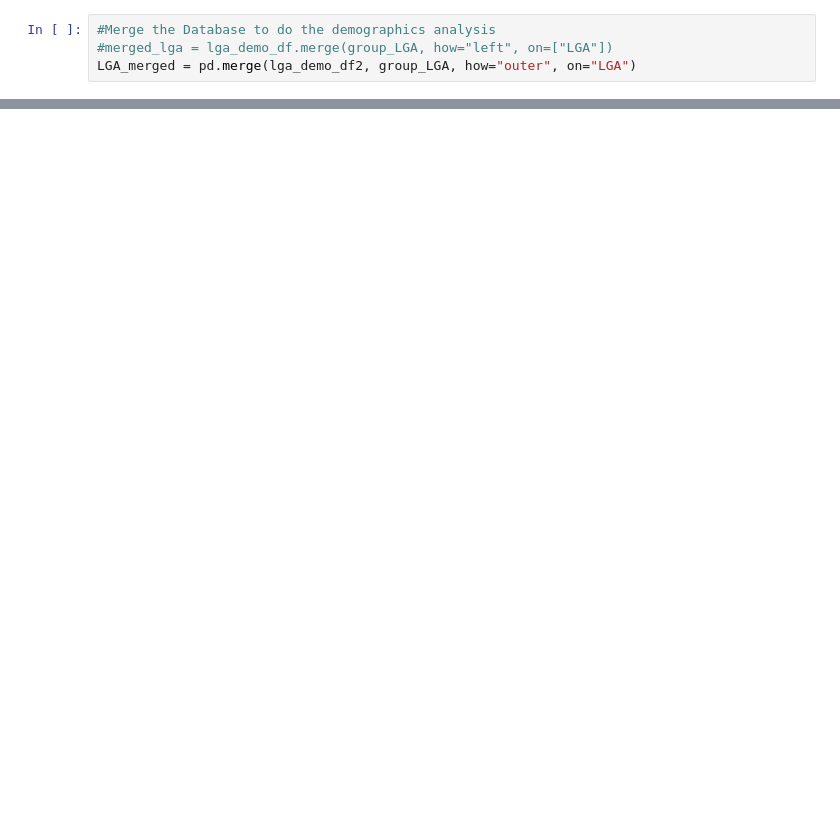
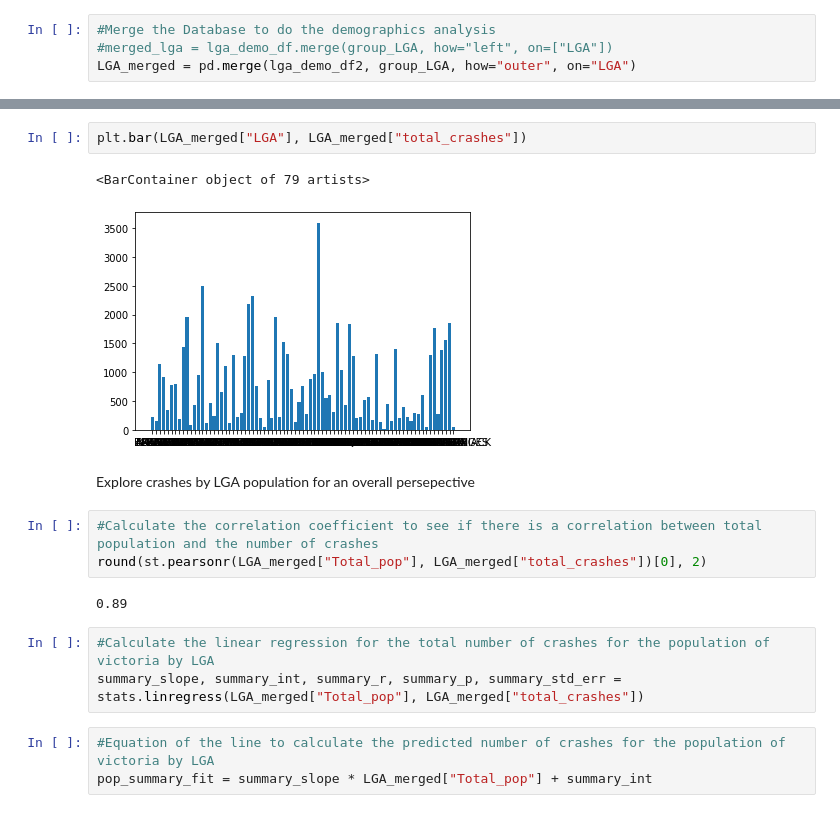
Before and after one commit to Jamie-GiHu/Turqoise-Bears-Project-Repo, a Jupyter notebook: Vic_Crash_analysis.ipynb, the cells around one changed output, grey strips where cells are left out. Saved outputs shown, nothing was run; the diff lists cells and outputs as text; blank space fills up the shorter version.

Commit message:
Commit after doing some charting
Started charting

```diff
--- a/Vic_Crash_analysis.ipynb
+++ b/Vic_Crash_analysis.ipynb
@@ -319,0 +341,18 @@ LGA_merged
+# %%
+plt.bar(LGA_merged["LGA"], LGA_merged["total_crashes"])
+# %% [output]
+<BarContainer object of 79 artists>
+[figure, added]
+# %% [markdown]
+Explore crashes by LGA population for an overall persepective
+# %%
+#Calculate the correlation coefficient to see if there is a correlation between total population and the number of crashes
+round(st.pearsonr(LGA_merged["Total_pop"], LGA_merged["total_crashes"])[0], 2)
+# %% [output]
+0.89
+# %%
+#Calculate the linear regression for the total number of crashes for the population of victoria by LGA
+summary_slope, summary_int, summary_r, summary_p, summary_std_err = stats.linregress(LGA_merged["Total_pop"], LGA_merged["total_crashes"])
+# %%
+#Equation of the line to calculate the predicted number of crashes for the population of victoria by LGA
+pop_summary_fit = summary_slope * LGA_merged["Total_pop"] + summary_int
```
Also changed, not shown: parts of 26 cells of this notebook, 1 other file.
